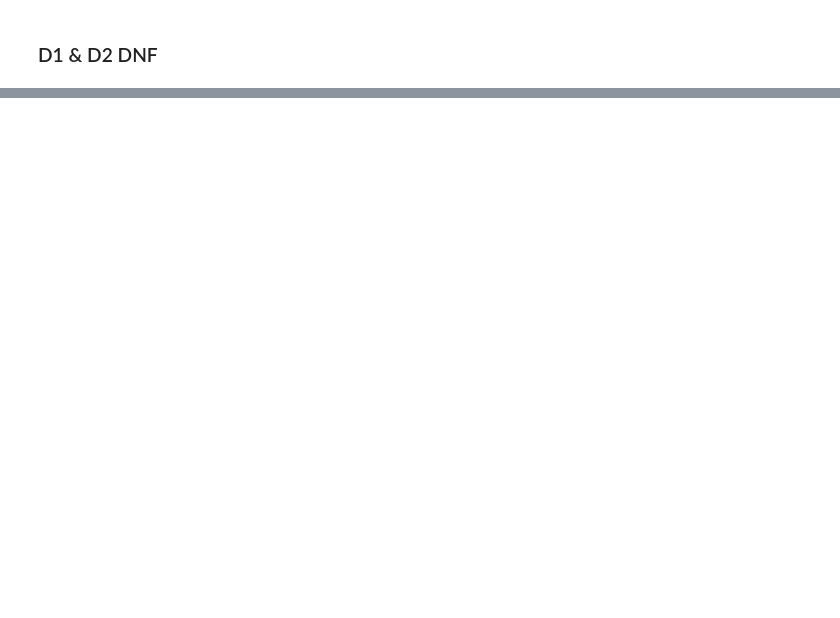
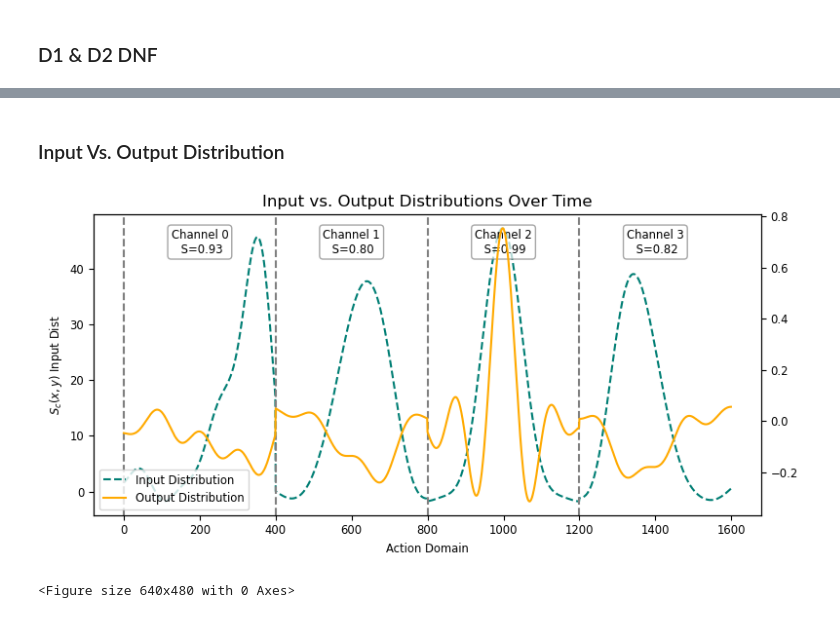
Before and after one commit to 2002sahapriya/Basal-Ganglia, a Jupyter notebook: bg_model.ipynb, the cells around one changed output, grey strips where cells are left out. Drawn from its saved outputs; the diff is of its cells as text; code cells hidden in the pictures; blank space fills up the shorter version.

```diff
--- a/bg_model.ipynb
+++ b/bg_model.ipynb
@@ -287,0 +247,69 @@ NameError: name 'sim' is not defined
+# %% [markdown]
+### Input Vs. Output Distribution
+# %%
+# Convert 512D SSP to Bundle
+output = []
+for i_out in range(n_actions):
+    seg = data['bundle_out'][-1][i_out * 512: (i_out + 1) * 512]
+    seg_b = np.einsum('n,cn->c', seg, domain_phis)
+    output.append(seg_b)
+
+# hstack
+output_data = np.hstack(output)
+input_data = np.hstack(inp_dec)
+
+fig, ax = plt.subplots(figsize=(8, 4))
+# Primary y-axis: input distribution
+ax.plot(input_data,
+        ls='--', color="#007e74",
+        label="Input Distribution")
+ax.set_xlabel("Action Domain", fontsize="small")
+ax.set_ylabel('$S_c(x,y)$ Input Dist',
+              fontsize='small', rotation=90,
+              labelpad=10, va='center')
+ax.tick_params(axis='x', labelsize='small')
+ax.tick_params(axis='y', labelsize='small')
+
+# Secondary y-axis: output distribution
+ax2 = ax.twinx()
+ax2.plot(output_data,
+            ls='-', color="#ffaa00",
+            label="Output Distribution")
+ax2.tick_params(axis='y', labelsize='small')
+
+# Combined legend
+h1, l1 = ax.get_legend_handles_labels()
+h2, l2 = ax2.get_legend_handles_labels()
+ax.legend(h1 + h2, l1 + l2,
+            loc='lower left', fontsize='small')
+ax.set_title(f'Input vs. Output Distributions Over Time', fontsize="large")
+
+# Channel separation lines + labels
+for n in range(n_actions):
+    xpos = n * domain.shape[0]
+    ax.axvline(xpos, linestyle='--', color='gray')
+
+    # Compute midpoint for text label
+    if n < n_actions - 1:
+        next_xpos = (n + 1) * domain.shape[0]
+        x_text = (xpos + next_xpos) / 2
+    else:
+        x_text = xpos + domain.shape[0] / 2
+
+    # Place text inside the plot region (on primary y-axis scale)
+    y_text = ax.get_ylim()[1] * 0.95
+    ax.text(
+        x_text, y_text,
+        f"Channel {n}\n S={salience[n]:.2f}",
+        ha='center', va='top',
+        fontsize='small',
+        bbox=dict(boxstyle="round,pad=0.3",
+                    fc="white", ec="gray", alpha=0.7)
+    )
+
+plt.tight_layout()
+plt.show()
+plt.savefig("./figures/bgmodel/bg_output.png")
+# %% [output]
+[figure, added]
+<Figure size 640x480 with 0 Axes>
```
Also changed, not shown: parts of 5 cells of this notebook, 5 other files.
